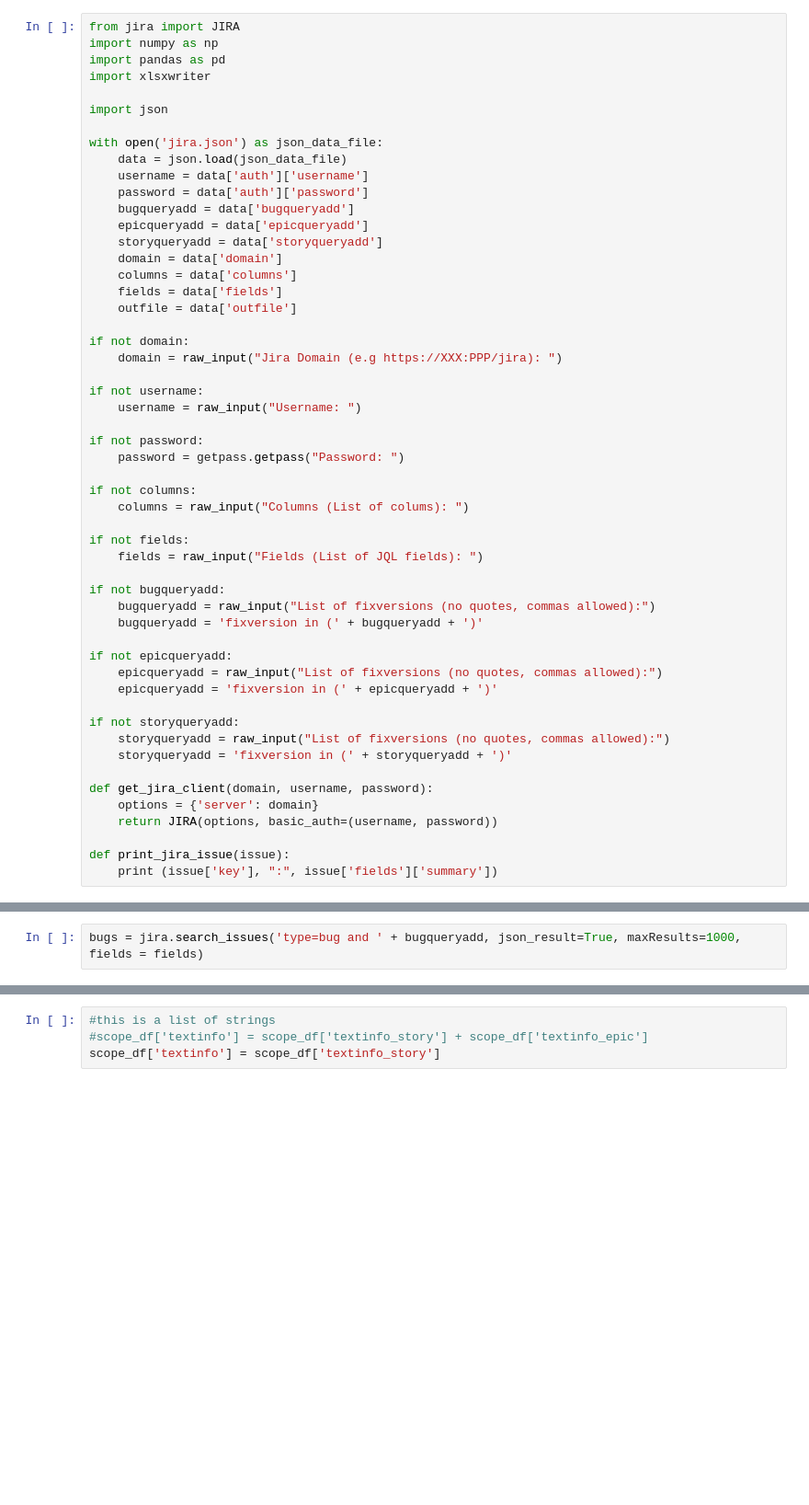
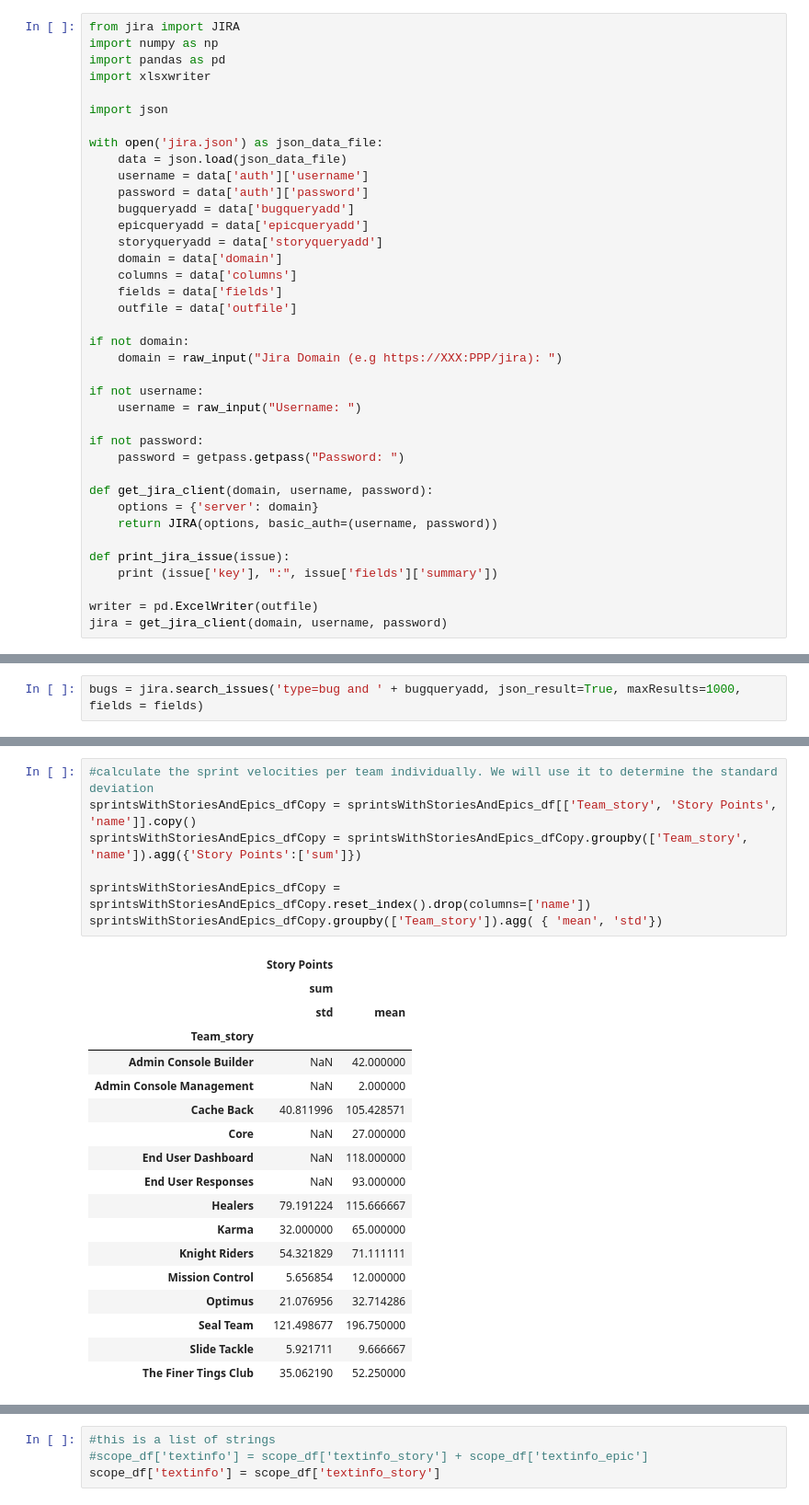
Before and after one commit to medhavib/JiraUtils, a Jupyter notebook: metrics-collection.ipynb, the cells around one changed output, grey strips where cells are left out. Shown at 92% size. Cells and saved outputs as stored; diff of their text form; blank space fills up the shorter version.

Commit message:
updates after discussions with teams

```diff
--- a/metrics-collection.ipynb
+++ b/metrics-collection.ipynb
@@ -27,27 +32,12 @@ if not username:
 if not password:
     password = getpass.getpass("Password: ")
 
-if not columns:
-    columns = raw_input("Columns (List of colums): ")
-
-if not fields:
-    fields = raw_input("Fields (List of JQL fields): ")
-
-if not bugqueryadd:
-    bugqueryadd = raw_input("List of fixversions (no quotes, commas allowed):")
-    bugqueryadd = 'fixversion in (' + bugqueryadd + ')'
-
-if not epicqueryadd:
-    epicqueryadd = raw_input("List of fixversions (no quotes, commas allowed):")
-    epicqueryadd = 'fixversion in (' + epicqueryadd + ')'
-
-if not storyqueryadd:
-    storyqueryadd = raw_input("List of fixversions (no quotes, commas allowed):")
-    storyqueryadd = 'fixversion in (' + storyqueryadd + ')'
-
 def get_jira_client(domain, username, password):
     options = {'server': domain}
     return JIRA(options, basic_auth=(username, password))
 
 def print_jira_issue(issue):
     print (issue['key'], ":", issue['fields']['summary'])
+
+writer = pd.ExcelWriter(outfile)
+jira = get_jira_client(domain, username, password)
@@ -426,0 +345,26 @@ sprintsWithStoriesAndEpics_dfCopy.groupby(['Closed Set By', 'Team_story']).agg({
+# %%
+#calculate the sprint velocities per team individually. We will use it to determine the standard deviation
+sprintsWithStoriesAndEpics_dfCopy = sprintsWithStoriesAndEpics_df[['Team_story', 'Story Points', 'name']].copy()
+sprintsWithStoriesAndEpics_dfCopy = sprintsWithStoriesAndEpics_dfCopy.groupby(['Team_story', 'name']).agg({'Story Points':['sum']})
+
+sprintsWithStoriesAndEpics_dfCopy = sprintsWithStoriesAndEpics_dfCopy.reset_index().drop(columns=['name'])
+sprintsWithStoriesAndEpics_dfCopy.groupby(['Team_story']).agg( { 'mean', 'std'})
+# %% [output]
+|  | Story Points |  |
+|  | sum |  |
+|  | std | mean |
+| Team_story |  |  |
+| Admin Console Builder | NaN | 42.000000 |
+| Admin Console Management | NaN | 2.000000 |
+| Cache Back | 40.811996 | 105.428571 |
+| Core | NaN | 27.000000 |
+| End User Dashboard | NaN | 118.000000 |
+| End User Responses | NaN | 93.000000 |
+| Healers | 79.191224 | 115.666667 |
+| Karma | 32.000000 | 65.000000 |
+| Knight Riders | 54.321829 | 71.111111 |
+| Mission Control | 5.656854 | 12.000000 |
+| Optimus | 21.076956 | 32.714286 |
+| Seal Team | 121.498677 | 196.750000 |
+| Slide Tackle | 5.921711 | 9.666667 |
+| The Finer Tings Club | 35.062190 | 52.250000 |
```
Also changed, not shown: parts of 74 cells of this notebook.
